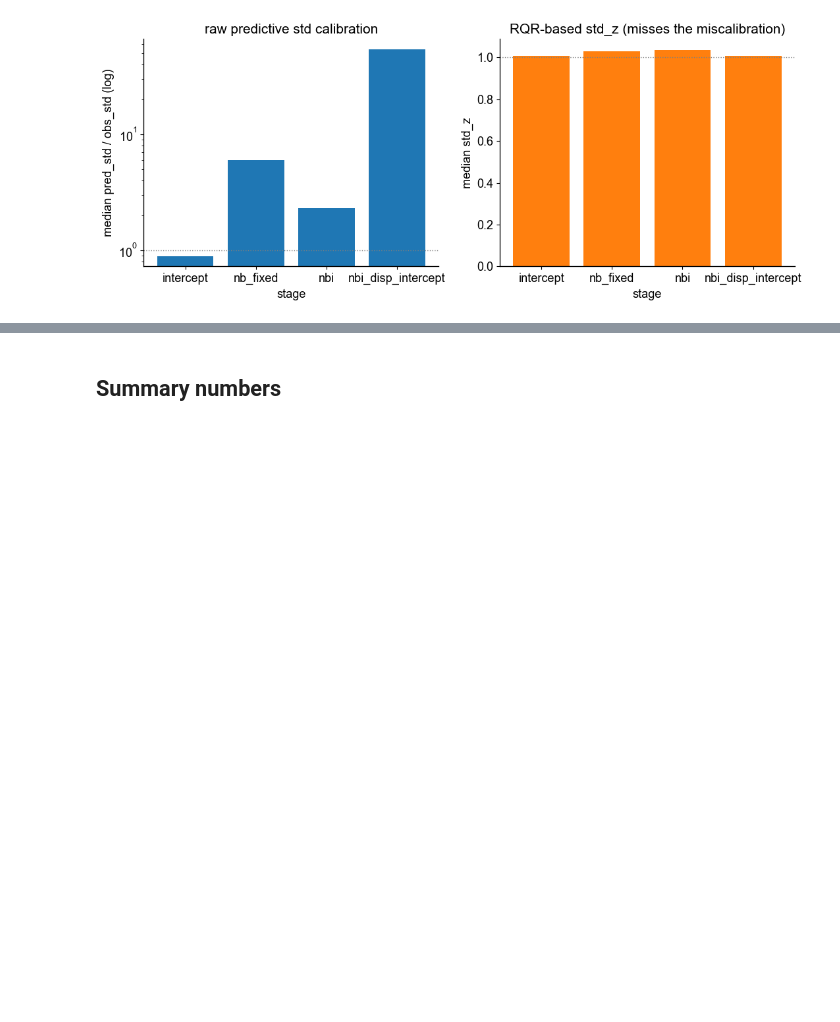
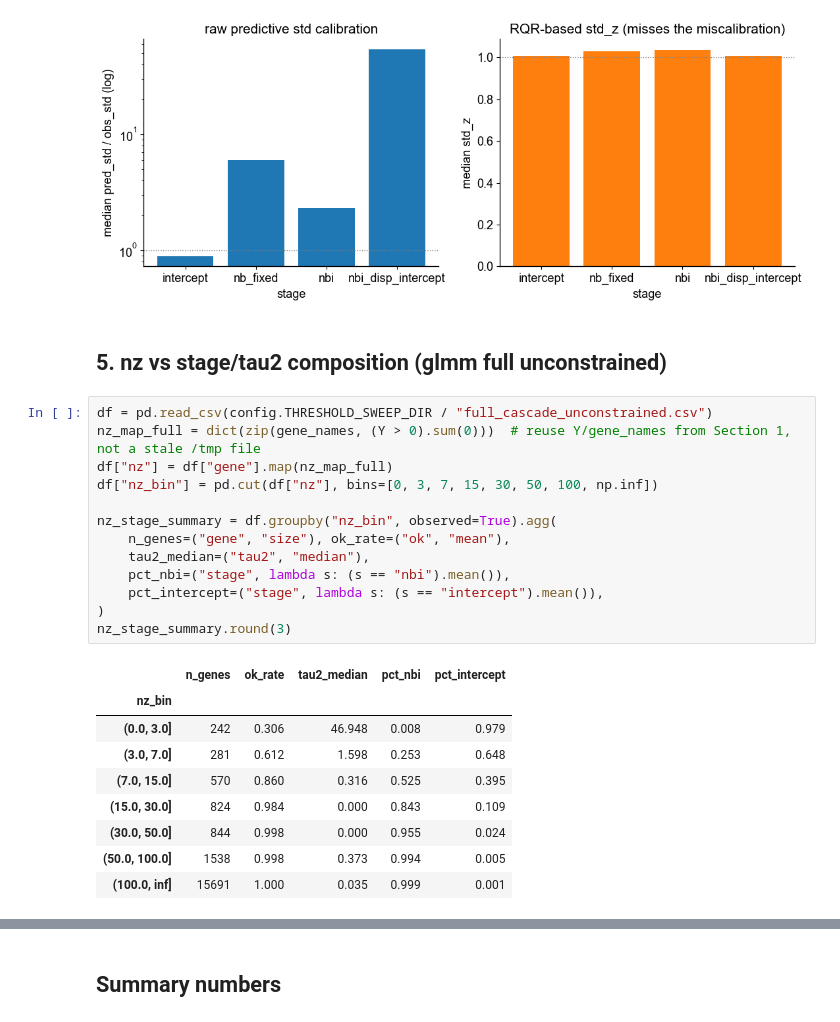
Before and after one commit to jmj3078/cfRNA_Disentaglement, a Jupyter notebook: MixedEffectsModeling/demotion_dispersion_diagnostics.ipynb, the cells around one changed output, grey strips where cells are left out. Saved outputs shown, nothing was run; the diff lists cells and outputs as text; blank space fills up the shorter version.

```diff
--- a/MixedEffectsModeling/demotion_dispersion_diagnostics.ipynb
+++ b/MixedEffectsModeling/demotion_dispersion_diagnostics.ipynb
@@ -179,3 +179,28 @@ fig.tight_layout()
 plt.show()
 # %% [output]
 [figure]
+# %% [markdown]
+## 5. nz vs stage/tau2 composition (glmm full unconstrained)
+# %%
+df = pd.read_csv(config.THRESHOLD_SWEEP_DIR / "full_cascade_unconstrained.csv")
+nz_map_full = dict(zip(gene_names, (Y > 0).sum(0)))  # reuse Y/gene_names from Section 1, not a stale /tmp file
+df["nz"] = df["gene"].map(nz_map_full)
+df["nz_bin"] = pd.cut(df["nz"], bins=[0, 3, 7, 15, 30, 50, 100, np.inf])
+
+nz_stage_summary = df.groupby("nz_bin", observed=True).agg(
+    n_genes=("gene", "size"), ok_rate=("ok", "mean"),
+    tau2_median=("tau2", "median"),
+    pct_nbi=("stage", lambda s: (s == "nbi").mean()),
+    pct_intercept=("stage", lambda s: (s == "intercept").mean()),
+)
+nz_stage_summary.round(3)
+# %% [output]
+|  | n_genes | ok_rate | tau2_median | pct_nbi | pct_intercept |
+| nz_bin |  |  |  |  |  |
+| (0.0, 3.0] | 242 | 0.306 | 46.948 | 0.008 | 0.979 |
+| (3.0, 7.0] | 281 | 0.612 | 1.598 | 0.253 | 0.648 |
+| (7.0, 15.0] | 570 | 0.860 | 0.316 | 0.525 | 0.395 |
+| (15.0, 30.0] | 824 | 0.984 | 0.000 | 0.843 | 0.109 |
+| (30.0, 50.0] | 844 | 0.998 | 0.000 | 0.955 | 0.024 |
+| (50.0, 100.0] | 1538 | 0.998 | 0.373 | 0.994 | 0.005 |
+| (100.0, inf] | 15691 | 1.000 | 0.035 | 0.999 | 0.001 |
```
Also changed, not shown: parts of 3 cells of this notebook, 4 other files.
